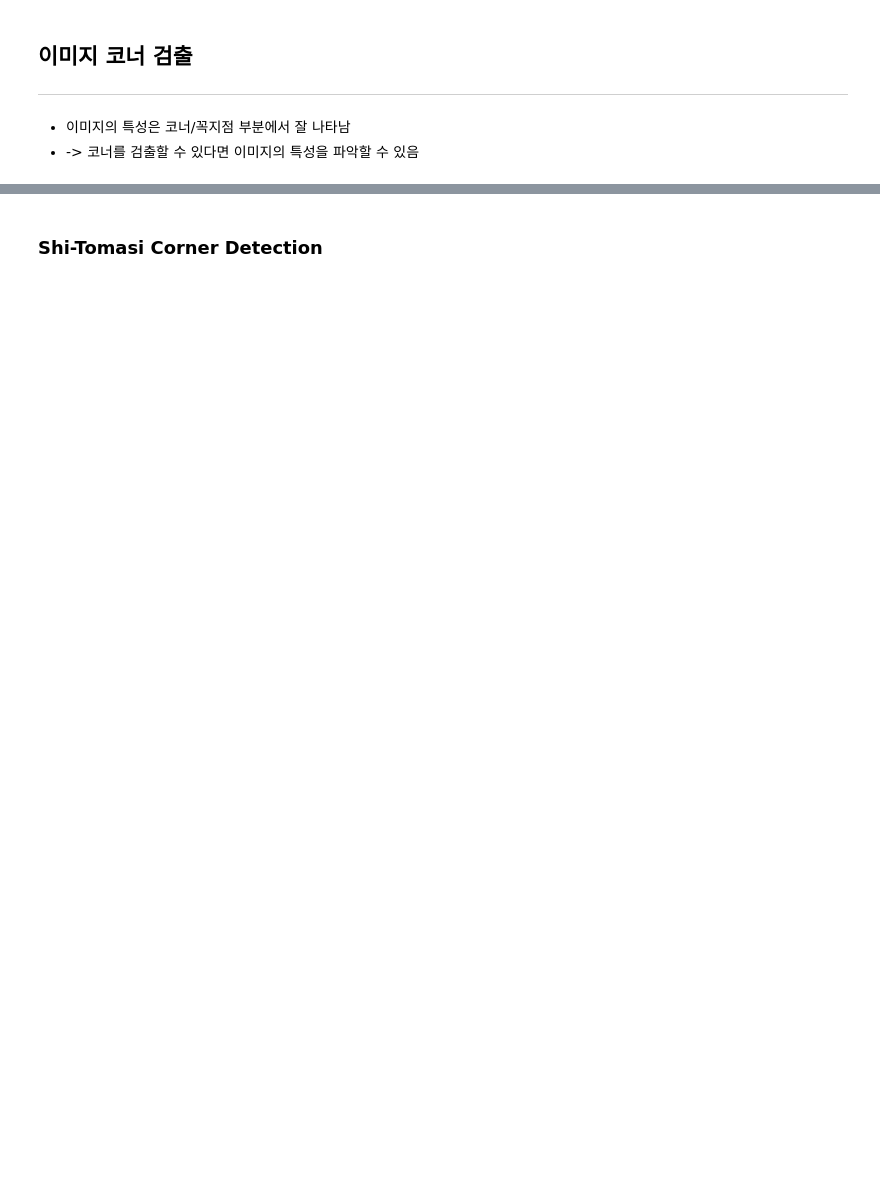
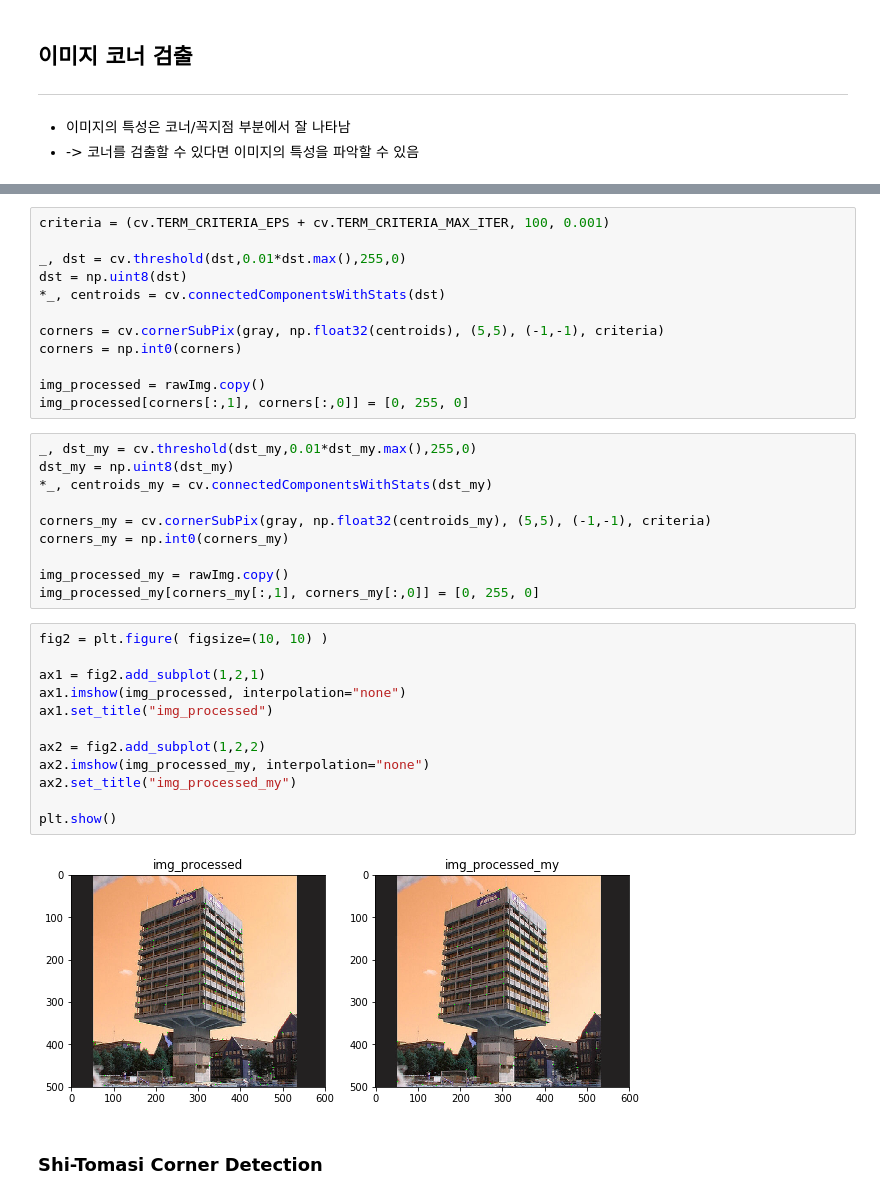
Before and after one commit to wogns3623/random_things, a Jupyter notebook: python/openCV/feature/corner detection.ipynb, the cells around one changed output, grey strips where cells are left out. Saved outputs shown, nothing was run; the diff lists cells and outputs as text; blank space fills up the shorter version.

```diff
--- a/python/openCV/feature/corner detection.ipynb
+++ b/python/openCV/feature/corner detection.ipynb
@@ -122,2 +151,38 @@ plt.title("img_my"), plt.xticks([]), plt.yticks([])
+# %%
+criteria = (cv.TERM_CRITERIA_EPS + cv.TERM_CRITERIA_MAX_ITER, 100, 0.001)
+
+_, dst = cv.threshold(dst,0.01*dst.max(),255,0)
+dst = np.uint8(dst)
+*_, centroids = cv.connectedComponentsWithStats(dst)
+
+corners = cv.cornerSubPix(gray, np.float32(centroids), (5,5), (-1,-1), criteria)
+corners = np.int0(corners)
+
+img_processed = rawImg.copy()
+img_processed[corners[:,1], corners[:,0]] = [0, 255, 0]
+# %%
+_, dst_my = cv.threshold(dst_my,0.01*dst_my.max(),255,0)
+dst_my = np.uint8(dst_my)
+*_, centroids_my = cv.connectedComponentsWithStats(dst_my)
+
+corners_my = cv.cornerSubPix(gray, np.float32(centroids_my), (5,5), (-1,-1), criteria)
+corners_my = np.int0(corners_my)
+
+img_processed_my = rawImg.copy()
+img_processed_my[corners_my[:,1], corners_my[:,0]] = [0, 255, 0]
+# %%
+fig2 = plt.figure( figsize=(10, 10) )
+
+ax1 = fig2.add_subplot(1,2,1)
+ax1.imshow(img_processed, interpolation="none")
+ax1.set_title("img_processed")
+
+ax2 = fig2.add_subplot(1,2,2)
+ax2.imshow(img_processed_my, interpolation="none")
+ax2.set_title("img_processed_my")
+
+plt.show()
+# %% [output]
+[figure, added]
 # %% [markdown]
 ### Shi-Tomasi Corner Detection
```
Also changed, not shown: parts of 11 cells of this notebook.
